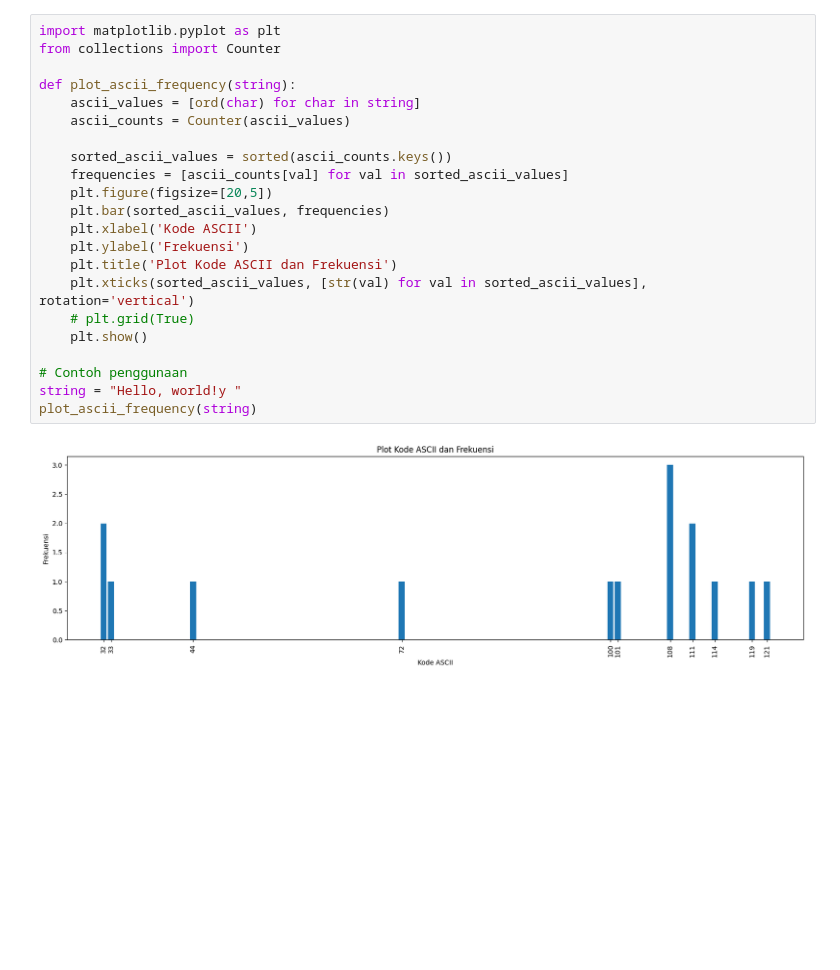
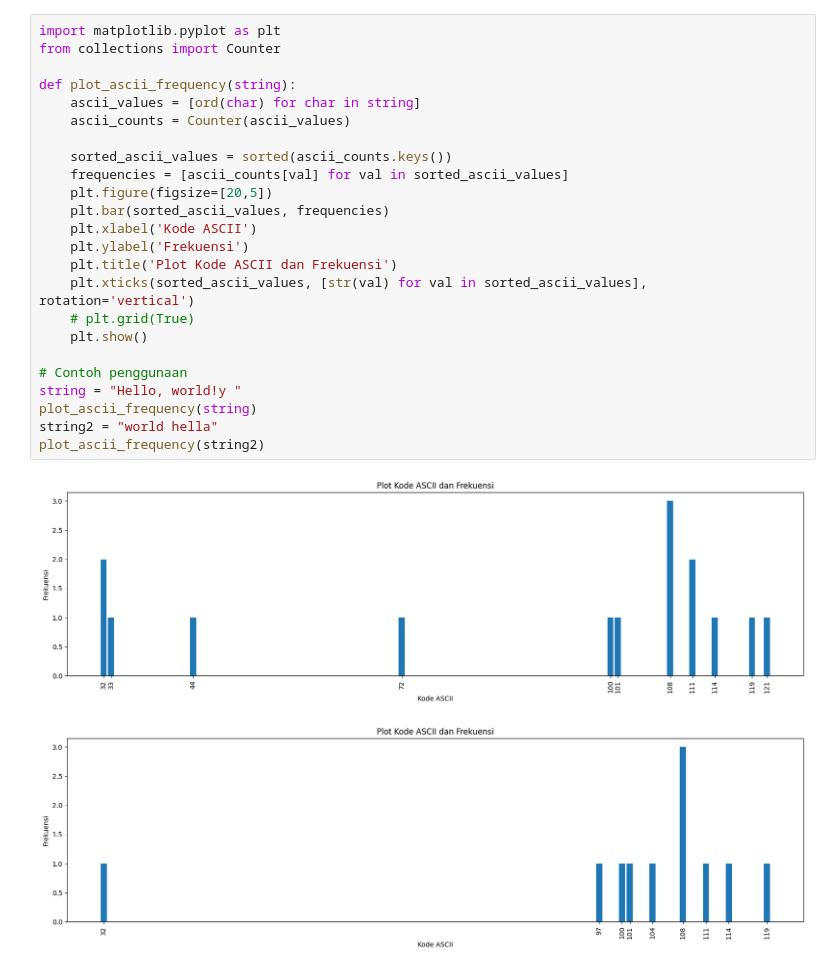
Before and after one commit to yufri28/trivium-and-grain128, a Jupyter notebook: test.ipynb, the cells around one changed output. Cells and saved outputs as stored; diff of their text form; blank space fills up the shorter version.

```diff
--- a/test.ipynb
+++ b/test.ipynb
@@ -1,24 +1,27 @@
 # %%
 import matplotlib.pyplot as plt
 from collections import Counter
 
 def plot_ascii_frequency(string):
     ascii_values = [ord(char) for char in string]
     ascii_counts = Counter(ascii_values)
 
     sorted_ascii_values = sorted(ascii_counts.keys())
     frequencies = [ascii_counts[val] for val in sorted_ascii_values]
     plt.figure(figsize=[20,5])
     plt.bar(sorted_ascii_values, frequencies)
     plt.xlabel('Kode ASCII')
     plt.ylabel('Frekuensi')
     plt.title('Plot Kode ASCII dan Frekuensi')
     plt.xticks(sorted_ascii_values, [str(val) for val in sorted_ascii_values], rotation='vertical')
     # plt.grid(True)
     plt.show()
 
 # Contoh penggunaan
 string = "Hello, world!y "
 plot_ascii_frequency(string)
+string2 = "world hella"
+plot_ascii_frequency(string2)
 # %% [output]
 [figure]
+[figure, added]
```
Also changed, not shown: parts of 5 cells of this notebook, 19 other files.
